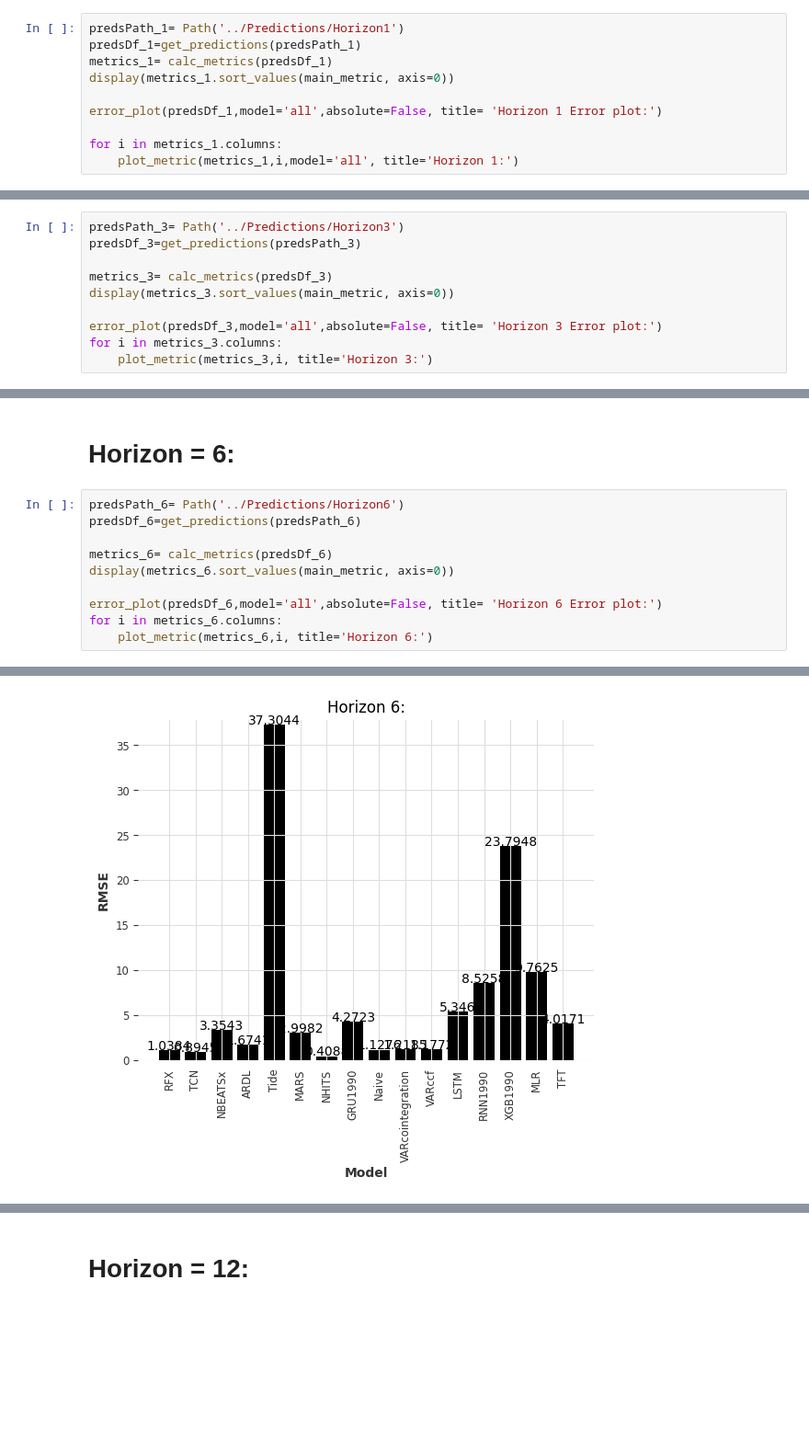
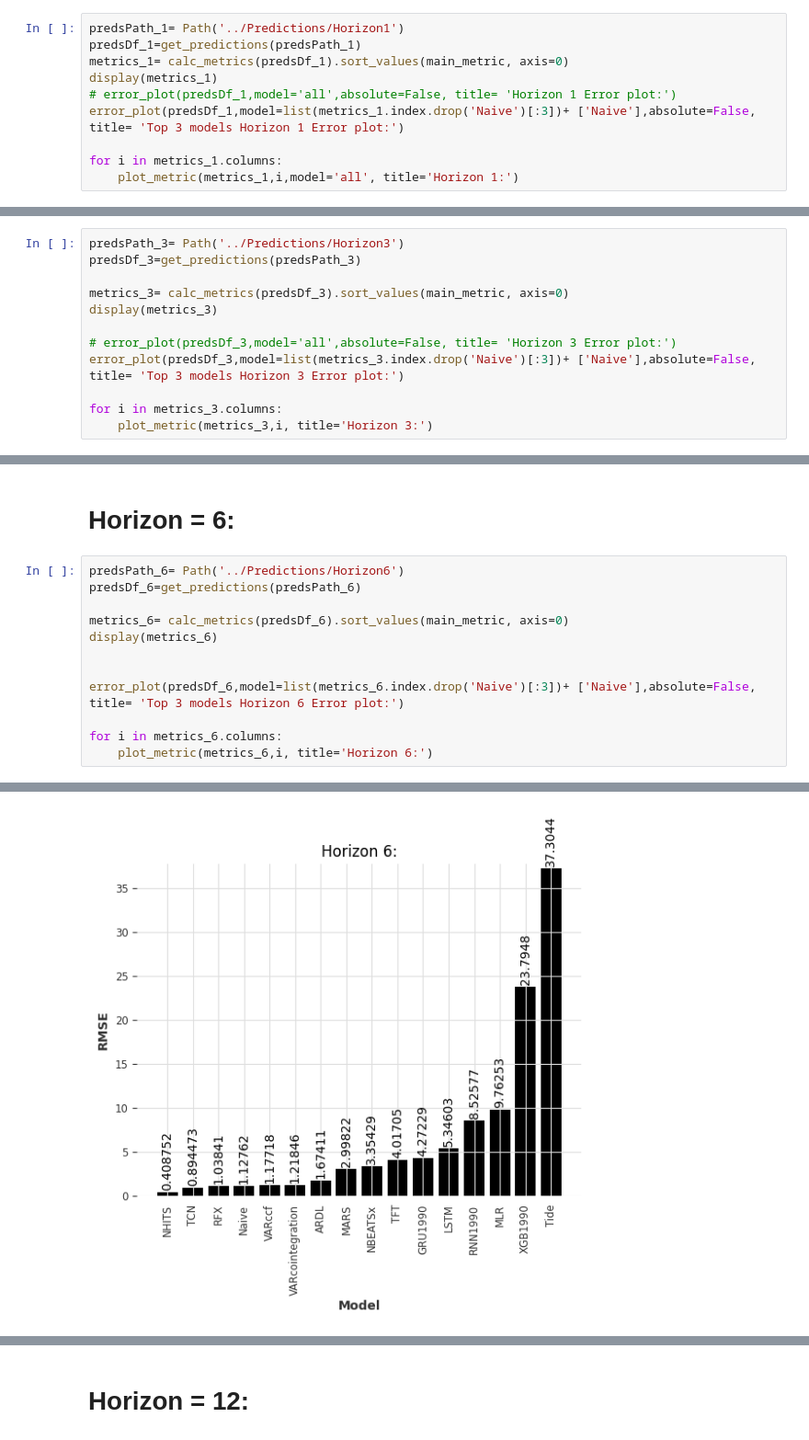
Before and after one commit to sc20geb/COMP5530M-Group-Project-Inflation-Forecasting, a Jupyter notebook: Evaluation/evaluation.ipynb, the cells around one changed output, grey strips where cells are left out. Shown at 92% size. Drawn from its saved outputs; the diff is of its cells as text; blank space fills up the shorter version.

```diff
--- a/Evaluation/evaluation.ipynb
+++ b/Evaluation/evaluation.ipynb
@@ -51,10 +50,10 @@ main_metric = 'RMSE'
 # %%
 predsPath_1= Path('../Predictions/Horizon1')
 predsDf_1=get_predictions(predsPath_1)
-metrics_1= calc_metrics(predsDf_1)
-display(metrics_1.sort_values(main_metric, axis=0))
-
-error_plot(predsDf_1,model='all',absolute=False, title= 'Horizon 1 Error plot:')
+metrics_1= calc_metrics(predsDf_1).sort_values(main_metric, axis=0)
+display(metrics_1)
+# error_plot(predsDf_1,model='all',absolute=False, title= 'Horizon 1 Error plot:')
+error_plot(predsDf_1,model=list(metrics_1.index.drop('Naive')[:3])+ ['Naive'],absolute=False, title= 'Top 3 models Horizon 1 Error plot:')
 
 for i in metrics_1.columns:
     plot_metric(metrics_1,i,model='all', title='Horizon 1:')
@@ -86,10 +85,12 @@ for i in metrics_1.columns:
 predsPath_3= Path('../Predictions/Horizon3')
 predsDf_3=get_predictions(predsPath_3)
 
-metrics_3= calc_metrics(predsDf_3)
-display(metrics_3.sort_values(main_metric, axis=0))
+metrics_3= calc_metrics(predsDf_3).sort_values(main_metric, axis=0)
+display(metrics_3)
 
-error_plot(predsDf_3,model='all',absolute=False, title= 'Horizon 3 Error plot:')
+# error_plot(predsDf_3,model='all',absolute=False, title= 'Horizon 3 Error plot:')
+error_plot(predsDf_3,model=list(metrics_3.index.drop('Naive')[:3])+ ['Naive'],absolute=False, title= 'Top 3 models Horizon 3 Error plot:')
+
 for i in metrics_3.columns:
     plot_metric(metrics_3,i, title='Horizon 3:')
 # %% [output]
@@ -120,10 +121,12 @@ for i in metrics_3.columns:
 predsPath_6= Path('../Predictions/Horizon6')
 predsDf_6=get_predictions(predsPath_6)
 
-metrics_6= calc_metrics(predsDf_6)
-display(metrics_6.sort_values(main_metric, axis=0))
+metrics_6= calc_metrics(predsDf_6).sort_values(main_metric, axis=0)
+display(metrics_6)
 
-error_plot(predsDf_6,model='all',absolute=False, title= 'Horizon 6 Error plot:')
+
+error_plot(predsDf_6,model=list(metrics_6.index.drop('Naive')[:3])+ ['Naive'],absolute=False, title= 'Top 3 models Horizon 6 Error plot:')
+
 for i in metrics_6.columns:
     plot_metric(metrics_6,i, title='Horizon 6:')
 # %% [output]
@@ -148 +151 @@ for i in metrics_6.columns:
-[figure, old version]
+[figure, new version]
```
Also changed, not shown: parts of 6 cells of this notebook, 1 other file.
